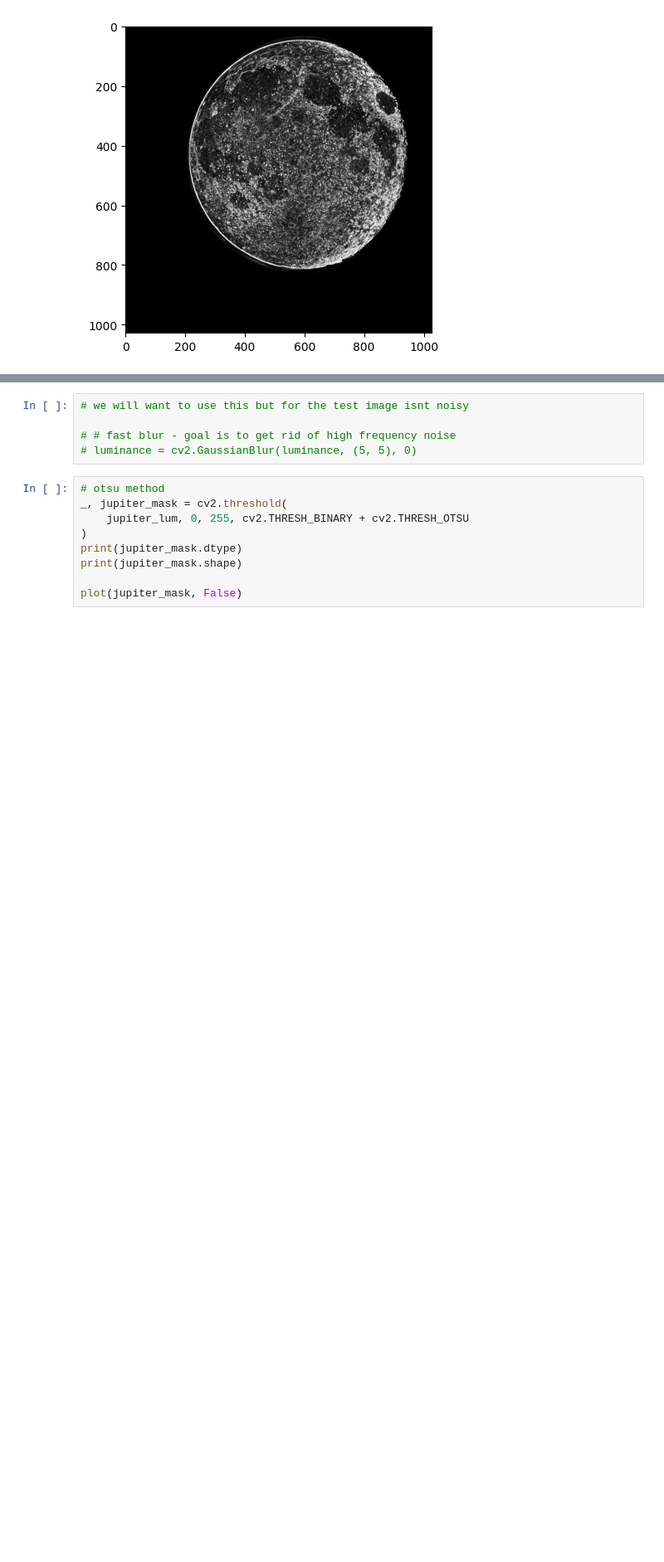
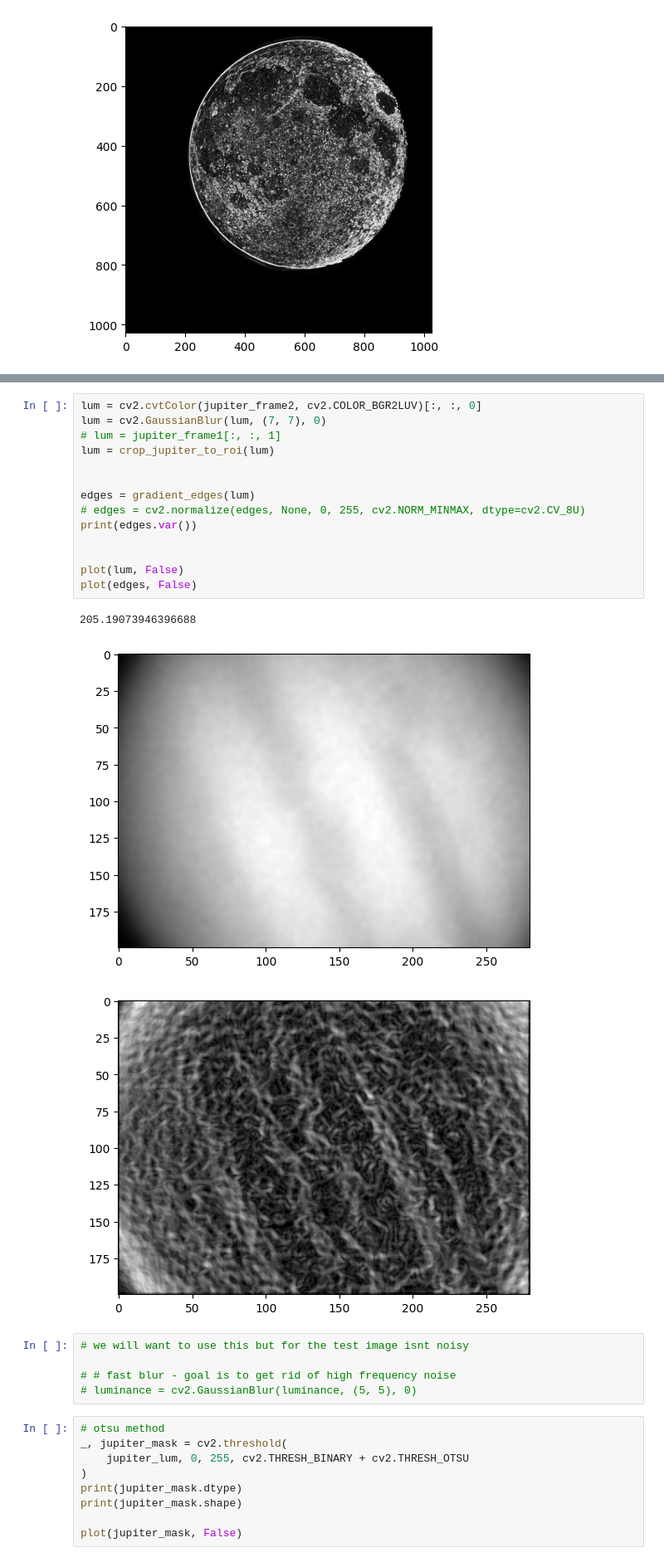
Before and after one commit to joypauls/planetary-flow, a Jupyter notebook: notebooks/global_quality_poc.ipynb, the cells around one changed output, grey strips where cells are left out. Shown at 83% size. Cells and saved outputs as stored; diff of their text form; blank space fills up the shorter version.

```diff
--- a/notebooks/global_quality_poc.ipynb
+++ b/notebooks/global_quality_poc.ipynb
@@ -234,3 +308,21 @@ plot(edges, False)
+# %%
+lum = cv2.cvtColor(jupiter_frame2, cv2.COLOR_BGR2LUV)[:, :, 0]
+lum = cv2.GaussianBlur(lum, (7, 7), 0)
+# lum = jupiter_frame1[:, :, 1]
+lum = crop_jupiter_to_roi(lum)
+
+
+edges = gradient_edges(lum)
+# edges = cv2.normalize(edges, None, 0, 255, cv2.NORM_MINMAX, dtype=cv2.CV_8U)
+print(edges.var())
+
+
+plot(lum, False)
+plot(edges, False)
+# %% [output]
+205.19073946396688
+[figure, added]
+[figure, added]
 # %%
 # we will want to use this but for the test image isnt noisy
 
```
Also changed, not shown: parts of 6 cells of this notebook, 5 other files.
